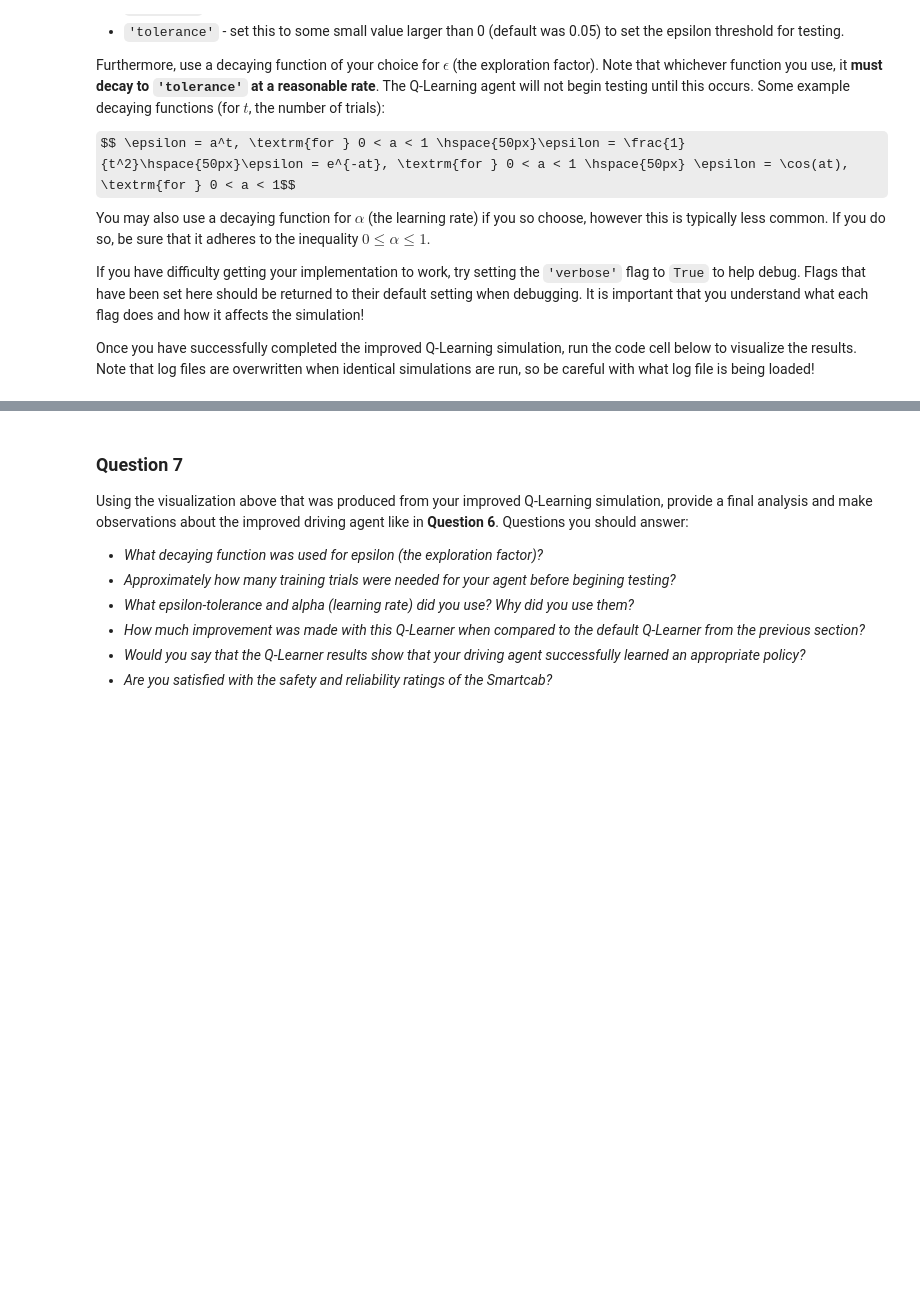
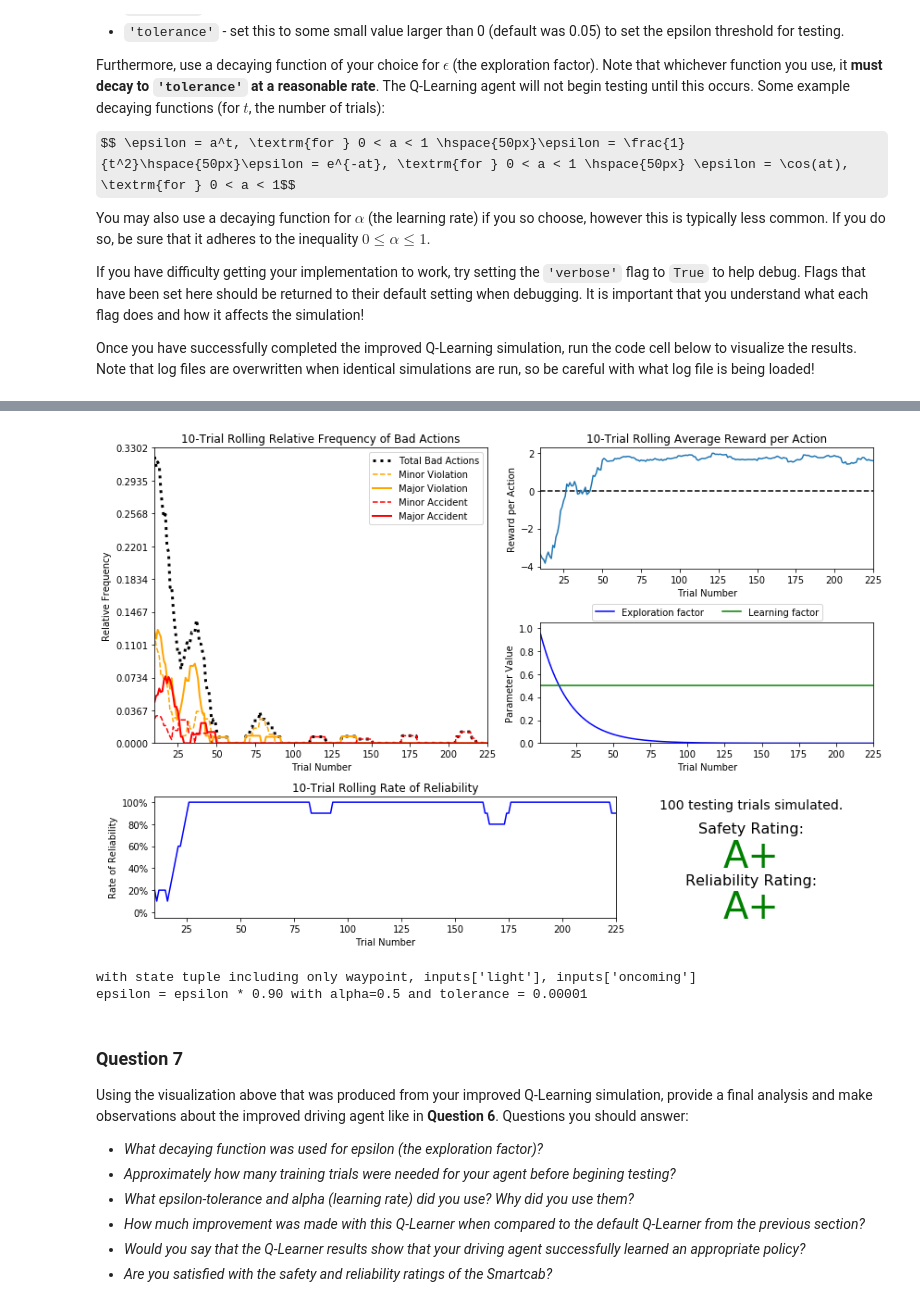
Before and after one commit to anshulprakash/smartcab, a Jupyter notebook: smartcab.ipynb, the cells around one changed output, grey strips where cells are left out. Drawn from its saved outputs; the diff is of its cells as text; code cells hidden in the pictures; some formulas as TeX source; blank space fills up the shorter version.

```diff
--- a/smartcab.ipynb
+++ b/smartcab.ipynb
@@ -259,3 +292,11 @@ vs.plot_trials('sim_improved-learning.csv')
+# %%
+vs.plot_trials('sim_improved-learning.csv')
+print("with state tuple including only waypoint, inputs['light'], inputs['oncoming']")
+print("epsilon = epsilon * 0.95 with alpha=0.5 and tolerance = 0.00001")
+# %% [output]
+[figure, added]
+with state tuple including only waypoint, inputs['light'], inputs['oncoming']
+epsilon = epsilon * 0.90 with alpha=0.5 and tolerance = 0.00001
 # %% [markdown]
 ### Question 7
 Using the visualization above that was produced from your improved Q-Learning simulation, provide a final analysis and make observations about the improved driving agent like in **Question 6**. Questions you should answer:
```
Also changed, not shown: parts of 14 cells of this notebook, 8 other files.
